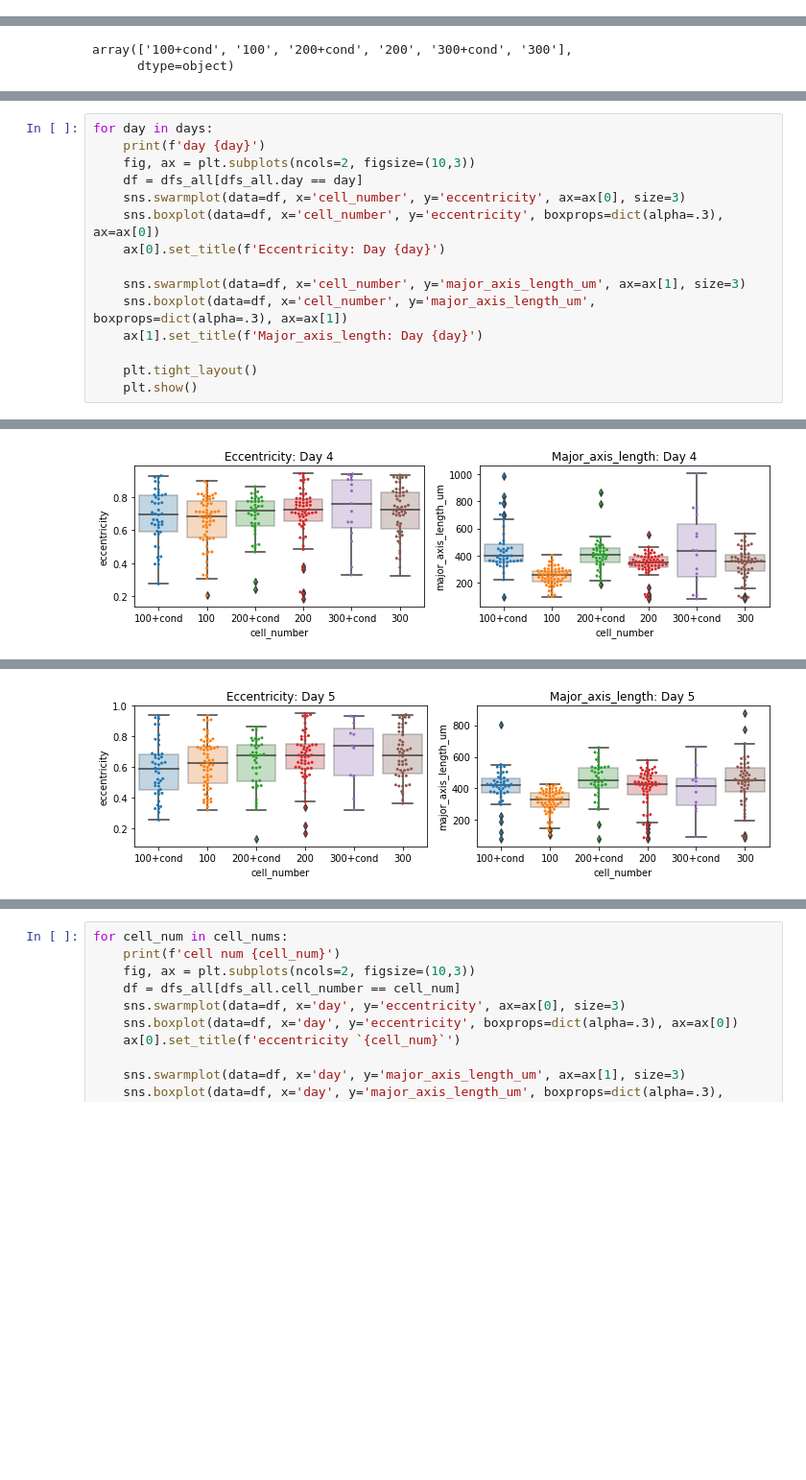
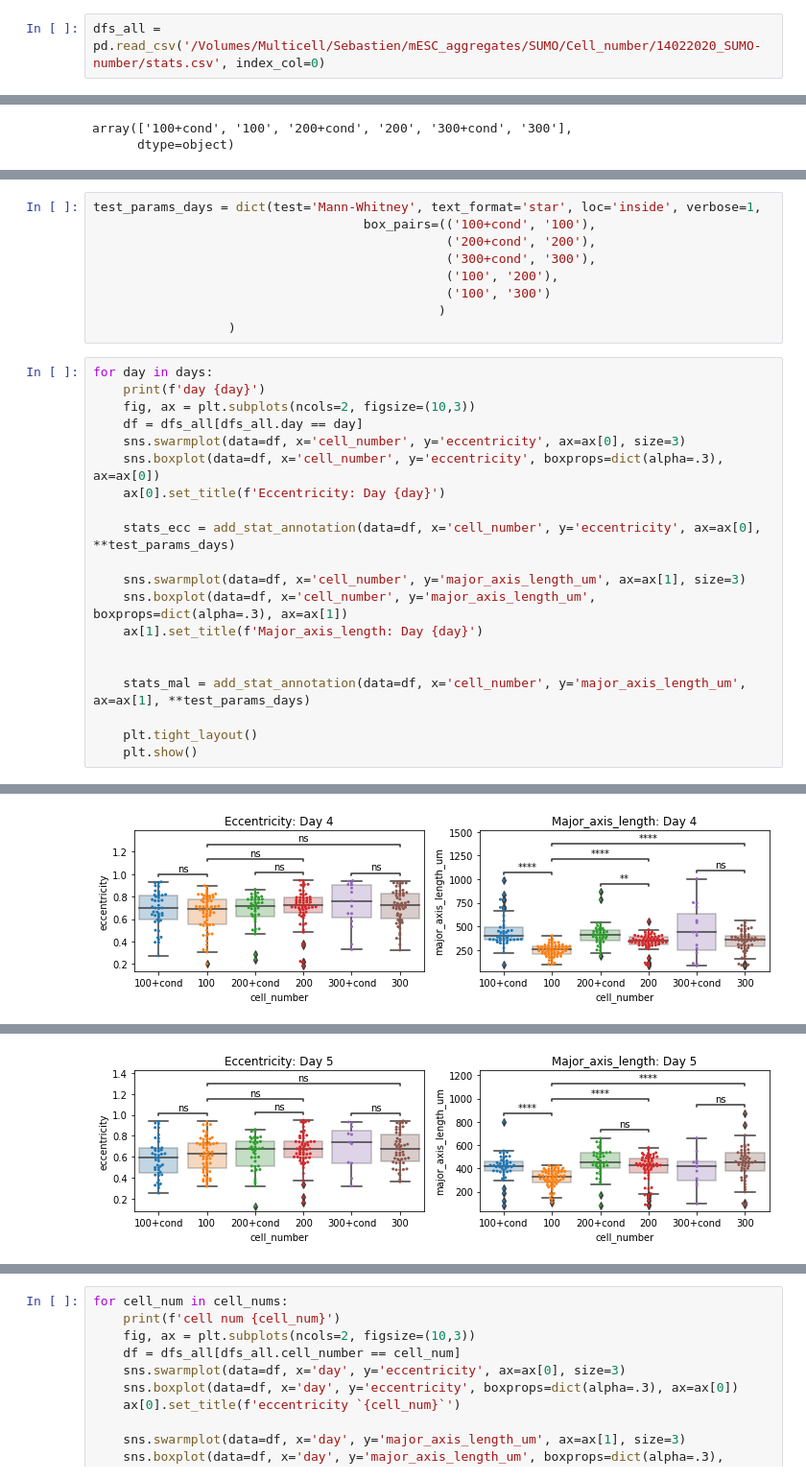
Before and after one commit to aaristov/nd2tools, a Jupyter notebook: organoid_shape_stats.ipynb, the cells around one changed output, grey strips where cells are left out. Shown: that part at 96% size. Drawn from its saved outputs; the diff is of its cells as text; blank space fills up the shorter version.

Commit message:
add stat tests

```diff
--- a/organoid_shape_stats.ipynb
+++ b/organoid_shape_stats.ipynb
@@ -56,3 +55,5 @@ FileNotFoundError: [Errno 2] No such file or directory: '/Volumes/Multicell/Seba
+# %%
+dfs_all = pd.read_csv('/Volumes/Multicell/Sebastien/mESC_aggregates/SUMO/Cell_number/14022020_SUMO-number/stats.csv', index_col=0)
 # %%
 cell_nums = dfs_all.cell_number.unique()
 cell_nums
@@ -67,3 +68,12 @@ array(['1', '4', '5', '6', '7'], dtype=object)
+# %%
+test_params_days = dict(test='Mann-Whitney', text_format='star', loc='inside', verbose=1,
+                                    box_pairs=(('100+cond', '100'),
+                                               ('200+cond', '200'),
+                                               ('300+cond', '300'),
+                                               ('100', '200'),
+                                               ('100', '300')
+                                              )
+                  )
 # %%
 for day in days:
     print(f'day {day}')
@@ -73,10 +83,15 @@ for day in days:
     sns.boxplot(data=df, x='cell_number', y='eccentricity', boxprops=dict(alpha=.3), ax=ax[0])
     ax[0].set_title(f'Eccentricity: Day {day}')
 
+    stats_ecc = add_stat_annotation(data=df, x='cell_number', y='eccentricity', ax=ax[0], **test_params_days)
+
     sns.swarmplot(data=df, x='cell_number', y='major_axis_length_um', ax=ax[1], size=3)
     sns.boxplot(data=df, x='cell_number', y='major_axis_length_um', boxprops=dict(alpha=.3), ax=ax[1])
     ax[1].set_title(f'Major_axis_length: Day {day}')
 
+
+    stats_mal = add_stat_annotation(data=df, x='cell_number', y='major_axis_length_um', ax=ax[1], **test_params_days)
+
     plt.tight_layout()
     plt.show()
 # %% [output]
@@ -86,2 +133,2 @@ day 4
-[figure, old version]
+[figure, new version]
 day 5
@@ -88,2 +151,2 @@ day 5
-[figure, old version]
+[figure, new version]
 day 6
```
Also changed, not shown: parts of 4 cells of this notebook.
